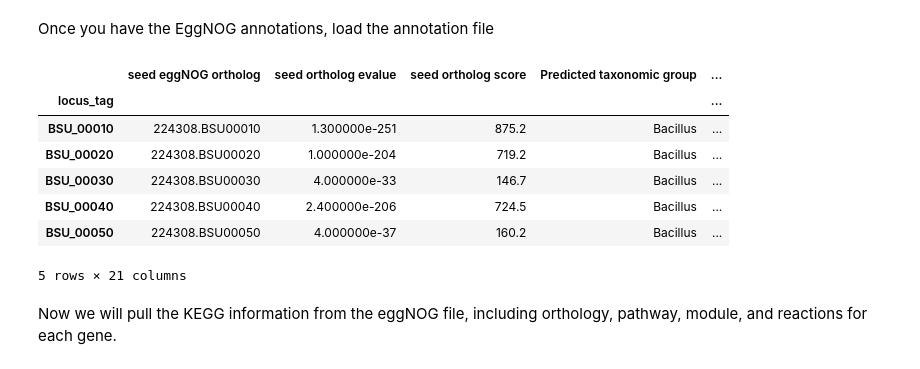
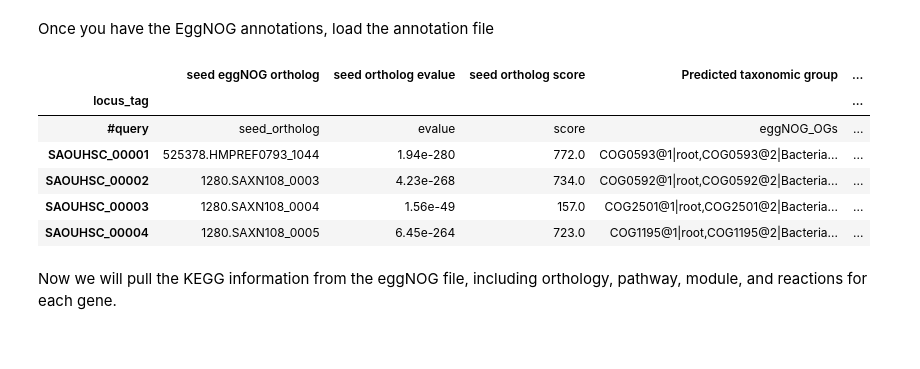
Before and after one commit to XuwenAmyLou/BENG212_S_aureus, a Jupyter notebook: 5_characterize_iModulons/1_create_the_gene_table.ipynb, the cells around one changed output. Saved outputs shown, nothing was run; the diff lists cells and outputs as text; code cells hidden in the pictures.

```diff
--- a/5_characterize_iModulons/1_create_the_gene_table.ipynb
+++ b/5_characterize_iModulons/1_create_the_gene_table.ipynb
@@ -108,34 +107,33 @@ SeqIO.write(cds_list, cds_file, 'fasta')
 # %% [markdown]
 Once you have the EggNOG annotations, load the annotation file
 # %%
-eggnog_file = os.path.join('..','data','external','eggNOG_annotations.txt')
+eggnog_file = os.path.join('eggNOG','MM_pqq12tbj.emapper.annotations.txt')
 # %%
 DF_eggnog = pd.read_csv(eggnog_file,sep='\t',skiprows=4,header=None)
 eggnog_cols = ['query_name','seed eggNOG ortholog','seed ortholog evalue','seed ortholog score',
                'Predicted taxonomic group','Predicted protein name','Gene Ontology terms',
                'EC number','KEGG_orth','KEGG_pathway','KEGG_module','KEGG_reaction',
                'KEGG_rclass','BRITE','KEGG_TC','CAZy','BiGG Reaction','tax_scope',
-               'eggNOG OGs','bestOG_deprecated','COG','eggNOG free text description']
+               'eggNOG OGs','bestOG_deprecated','COG']  #deleted 'eggNOG free text description' column at the end due to bug
 
 DF_eggnog.columns = eggnog_cols
 
 # Strip last three rows as they are comments
 DF_eggnog = DF_eggnog.iloc[:-3]
 
 # Set locus tag as index
 DF_eggnog = DF_eggnog.set_index('query_name')
 DF_eggnog.index.name = 'locus_tag'
 
 DF_eggnog.head()
 # %% [output]
 |  | seed eggNOG ortholog | seed ortholog evalue | seed ortholog score | Predicted taxonomic group | ... |
 | locus_tag |  |  |  |  | ... |
-| BSU_00010 | 224308.BSU00010 | 1.300000e-251 | 875.2 | Bacillus | ... |
-| BSU_00020 | 224308.BSU00020 | 1.000000e-204 | 719.2 | Bacillus | ... |
-| BSU_00030 | 224308.BSU00030 | 4.000000e-33 | 146.7 | Bacillus | ... |
-| BSU_00040 | 224308.BSU00040 | 2.400000e-206 | 724.5 | Bacillus | ... |
-| BSU_00050 | 224308.BSU00050 | 4.000000e-37 | 160.2 | Bacillus | ... |
+| #query | seed_ortholog | evalue | score | eggNOG_OGs | ... |
+| SAOUHSC_00001 | 525378.HMPREF0793_1044 | 1.94e-280 | 772.0 | COG0593@1|root,COG0593@2|Bacteria... | ... |
+| SAOUHSC_00002 | 1280.SAXN108_0003 | 4.23e-268 | 734.0 | COG0592@1|root,COG0592@2|Bacteria... | ... |
+| SAOUHSC_00003 | 1280.SAXN108_0004 | 1.56e-49 | 157.0 | COG2501@1|root,COG2501@2|Bacteria... | ... |
+| SAOUHSC_00004 | 1280.SAXN108_0005 | 6.45e-264 | 723.0 | COG1195@1|root,COG1195@2|Bacteria... | ... |
-5 rows × 21 columns
 # %% [markdown]
 Now we will pull the KEGG information from the eggNOG file, including orthology, pathway, module, and reactions for each gene.
 # %%
```
Also changed, not shown: parts of 22 cells of this notebook, 13 other files.
